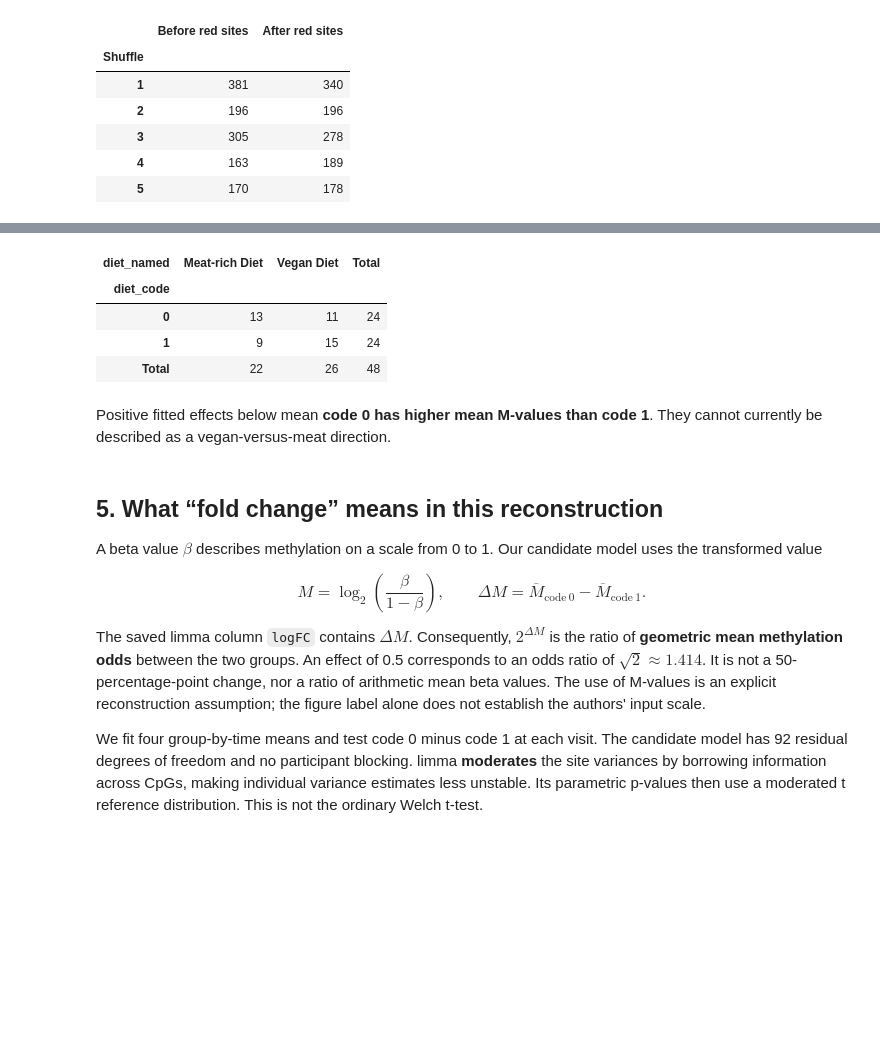
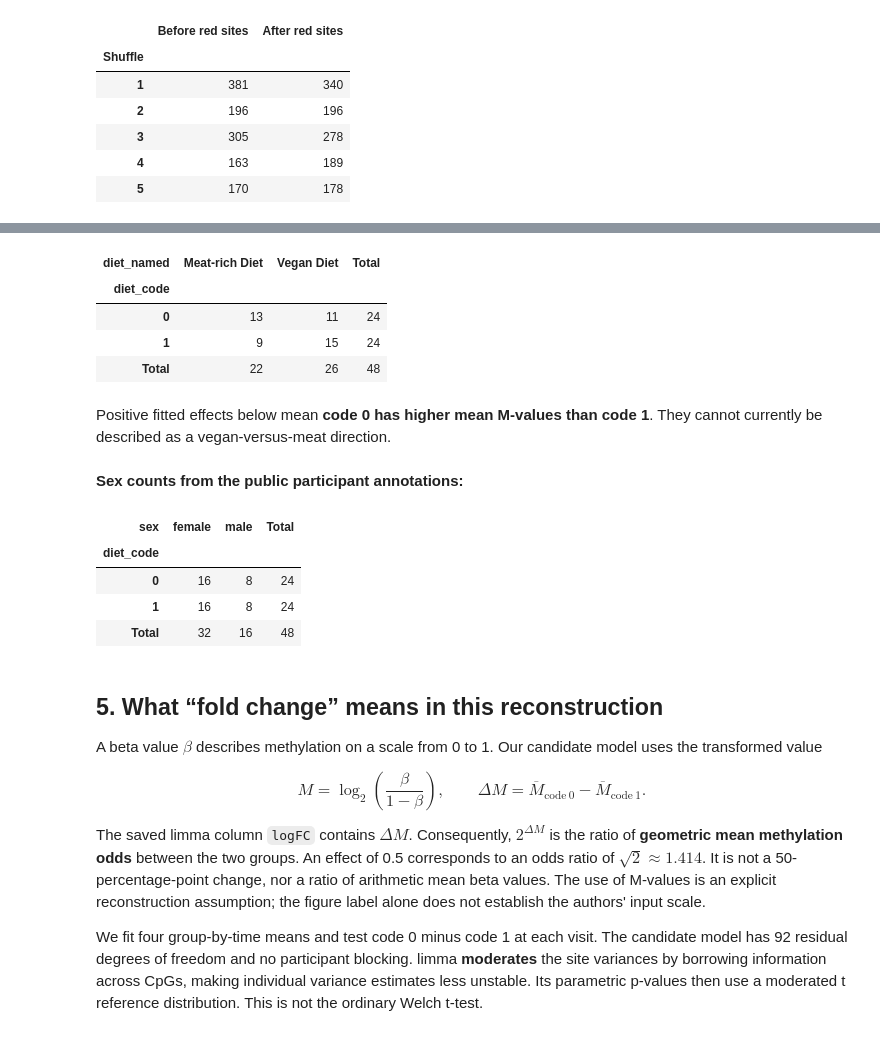
Before and after one commit to pbenner/diet-methylation-reanalysis, a Jupyter notebook: notebooks/figure1b_results.ipynb, the cells around one changed output, grey strips where cells are left out. Cells and saved outputs as stored; diff of their text form; code cells hidden in the pictures; blank space fills up the shorter version.

```diff
--- a/notebooks/figure1b_results.ipynb
+++ b/notebooks/figure1b_results.ipynb
@@ -278,21 +295,30 @@ The numeric grouping is a candidate analysis, not a verified correction of the l
 # %%
 assert samples.groupby("participant").size().eq(2).all()
 assert samples.groupby("participant")["time"].apply(lambda x: set(x) == {0, 1}).all()
 assert samples.groupby("participant")[["diet_code", "diet_named"]].nunique().eq(1).all().all()
 baseline = samples.loc[samples.time == 0]
 display(pd.crosstab(baseline.diet_code, baseline.diet_named, margins=True,
                     margins_name="Total"))
 display(Markdown(
     "Positive fitted effects below mean **code 0 has higher mean M-values than code 1**. "
     "They cannot currently be described as a vegan-versus-meat direction."
 ))
+
+display(Markdown("**Sex counts from the public participant annotations:**"))
+display(pd.crosstab(baseline.diet_code, baseline.sex, margins=True, margins_name="Total"))
 # %% [output]
 | diet_named | Meat-rich Diet | Vegan Diet | Total |
 | diet_code |  |  |  |
 | 0 | 13 | 11 | 24 |
 | 1 | 9 | 15 | 24 |
 | Total | 22 | 26 | 48 |
 Positive fitted effects below mean **code 0 has higher mean M-values than code 1**. They cannot currently be described as a vegan-versus-meat direction.
+**Sex counts from the public participant annotations:**
+| sex | female | male | Total |
+| diet_code |  |  |  |
+| 0 | 16 | 8 | 24 |
+| 1 | 16 | 8 | 24 |
+| Total | 32 | 16 | 48 |
 # %% [markdown]
 ## 5. What “fold change” means in this reconstruction
 
```
Also changed, not shown: parts of 5 cells of this notebook, 18 other files.
